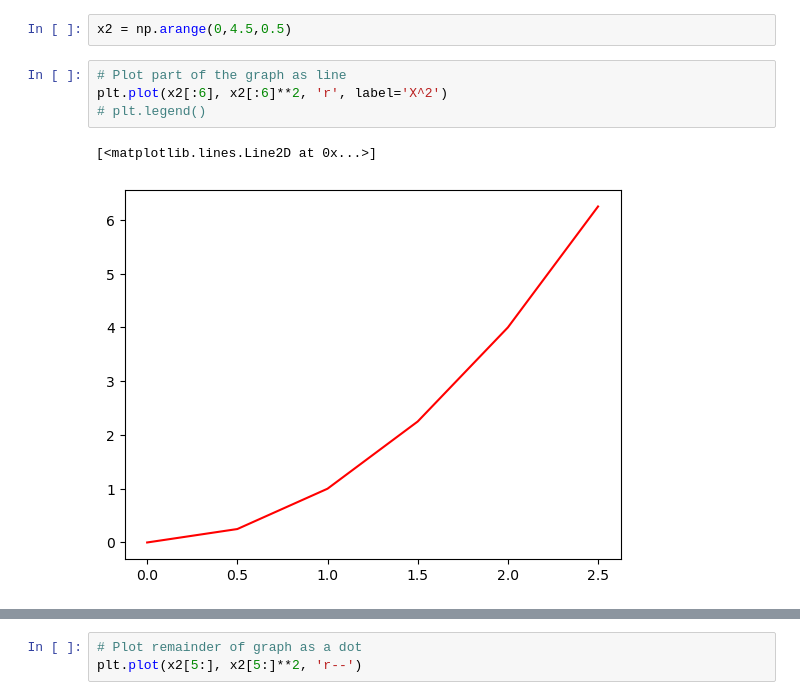
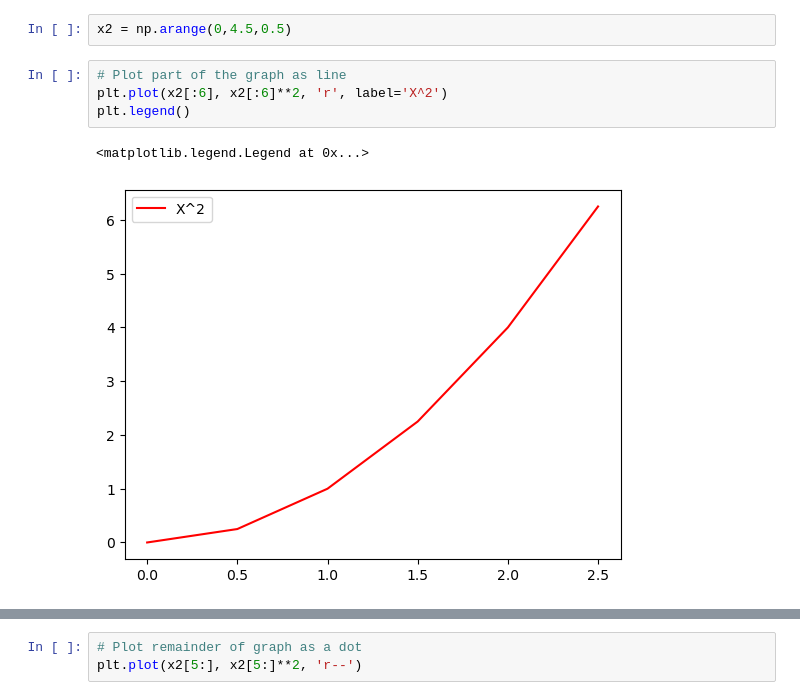
Before and after one commit to Suvam-paul145/Data-Analysis, a Jupyter notebook: Matplotlib/matplotlib.ipynb, the cells around one changed output, grey strips where cells are left out. Cells and saved outputs as stored; diff of their text form.

```diff
--- a/Matplotlib/matplotlib.ipynb
+++ b/Matplotlib/matplotlib.ipynb
@@ -27,8 +32,8 @@ x2 = np.arange(0,4.5,0.5)
 # %%
 # Plot part of the graph as line
 plt.plot(x2[:6], x2[:6]**2, 'r', label='X^2')
-# plt.legend()
+plt.legend()
 # %% [output]
-[<matplotlib.lines.Line2D at 0x...>]
+<matplotlib.legend.Legend at 0x...>
-[figure, old version]
+[figure, new version]
 # %%
```
Also changed, not shown: parts of 4 cells of this notebook, 2 other files.
